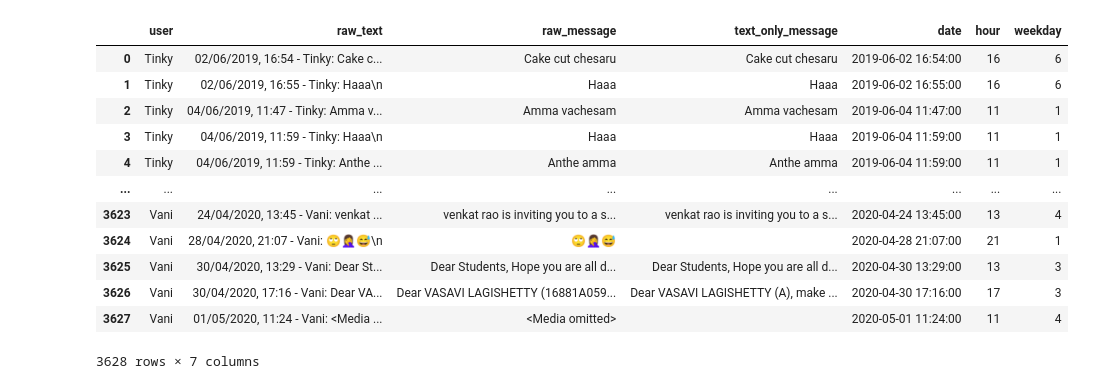
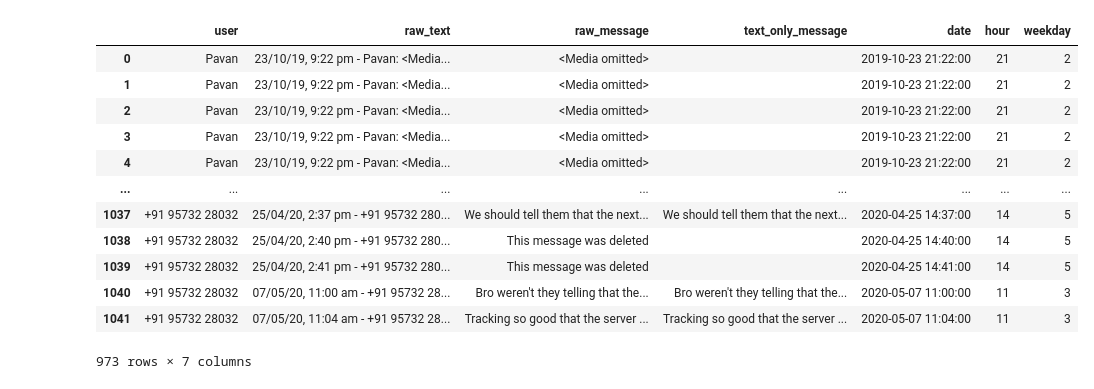
Before and after one commit to SriSatyaLokesh/some-app-for-whatsapp, a Jupyter notebook: notebooks/analytics/Emoji_count.ipynb, the cells around one changed output. Saved outputs shown, nothing was run; the diff lists cells and outputs as text; code cells hidden in the pictures.

```diff
--- a/notebooks/analytics/Emoji_count.ipynb
+++ b/notebooks/analytics/Emoji_count.ipynb
@@ -194,46 +194,46 @@ class Cleaner:
     """
 
     df['date'] =  df.apply(lambda df : df['raw_text'].split(" - ")[0],axis=1)
 
     temp = ["%d/%m/%Y, %I:%M %p" , "%d/%m/%y, %I:%M %p" , "%d/%m/%Y, %H:%M" , "%d/%m/%y, %H:%M" ,
         "%d/%Y/%m, %I:%M %p" , "%d/%y/%m, %I:%M %p" , "%d/%Y/%m, %H:%M" , "%d/%y/%m, %H:%M" ,
         "%Y/%m/%d, %I:%M %p" , "%y/%m/%d, %I:%M %p" , "%Y/%m/%d, %H:%M" , "%y/%m/%d, %H:%M" ,
         "%Y/%d/%m, %I:%M %p" , "%y/%d/%m, %I:%M %p" , "%Y/%d/%m, %H:%M" , "%y/%d/%m, %H:%M" ,
         "%m/%Y/%d, %I:%M %p" , "%m/%y/%d, %I:%M %p" , "%m/%Y/%d, %H:%M" , "%m/%y/%d, %H:%M" ,
         "%m/%d/%Y, %I:%M %p" , "%m/%d/%y, %I:%M %p" , "%m/%d/%Y, %H:%M" , "%m/%d/%y, %H:%M"]
 
     for formats in temp:
       try:
         df['date'] = pd.to_datetime(df['date'], format=formats)
       except:
         continue
     df['hour'] = df['date'].dt.hour
     df['weekday'] = df['date'].dt.weekday
 
     return df
 
-chat_file = 'WhatsApp Chat with Tinky.txt'
+chat_file = 'WhatsApp Chat with CSE-B.txt'
 clean = Cleaner(chat_file)
 df = clean._get_data()
 df = clean._get_message(df)
 df = clean._get_text_only_message(df)
 df = clean._remove_inactive_users(df)
 df = clean._get_datetime(df)
 df
 # %% [output]
 |  | user | raw_text | raw_message | text_only_message | date | hour | weekday |
-| 0 | Tinky | 02/06/2019, 16:54 - Tinky: Cake c... | Cake cut chesaru | Cake cut chesaru | 2019-06-02 16:54:00 | 16 | 6 |
-| 1 | Tinky | 02/06/2019, 16:55 - Tinky: Haaa\n | Haaa | Haaa | 2019-06-02 16:55:00 | 16 | 6 |
-| 2 | Tinky | 04/06/2019, 11:47 - Tinky: Amma v... | Amma vachesam | Amma vachesam | 2019-06-04 11:47:00 | 11 | 1 |
-| 3 | Tinky | 04/06/2019, 11:59 - Tinky: Haaa\n | Haaa | Haaa | 2019-06-04 11:59:00 | 11 | 1 |
-| 4 | Tinky | 04/06/2019, 11:59 - Tinky: Anthe ... | Anthe amma | Anthe amma | 2019-06-04 11:59:00 | 11 | 1 |
+| 0 | Pavan | 23/10/19, 9:22 pm - Pavan: <Media... | <Media omitted> |  | 2019-10-23 21:22:00 | 21 | 2 |
+| 1 | Pavan | 23/10/19, 9:22 pm - Pavan: <Media... | <Media omitted> |  | 2019-10-23 21:22:00 | 21 | 2 |
+| 2 | Pavan | 23/10/19, 9:22 pm - Pavan: <Media... | <Media omitted> |  | 2019-10-23 21:22:00 | 21 | 2 |
+| 3 | Pavan | 23/10/19, 9:22 pm - Pavan: <Media... | <Media omitted> |  | 2019-10-23 21:22:00 | 21 | 2 |
+| 4 | Pavan | 23/10/19, 9:22 pm - Pavan: <Media... | <Media omitted> |  | 2019-10-23 21:22:00 | 21 | 2 |
 | ... | ... | ... | ... | ... | ... | ... | ... |
-| 3623 | Vani | 24/04/2020, 13:45 - Vani: venkat ... | venkat rao is inviting you to a s... | venkat rao is inviting you to a s... | 2020-04-24 13:45:00 | 13 | 4 |
-| 3624 | Vani | 28/04/2020, 21:07 - Vani: 🙄🤦‍♀️😅\n | 🙄🤦‍♀️😅 |  | 2020-04-28 21:07:00 | 21 | 1 |
-| 3625 | Vani | 30/04/2020, 13:29 - Vani: Dear St... | Dear Students, Hope you are all d... | Dear Students, Hope you are all d... | 2020-04-30 13:29:00 | 13 | 3 |
-| 3626 | Vani | 30/04/2020, 17:16 - Vani: Dear VA... | Dear VASAVI LAGISHETTY (16881A059... | Dear VASAVI LAGISHETTY (A), make ... | 2020-04-30 17:16:00 | 17 | 3 |
-| 3627 | Vani | 01/05/2020, 11:24 - Vani: <Media ... | <Media omitted> |  | 2020-05-01 11:24:00 | 11 | 4 |
+| 1037 | +91 95732 28032 | 25/04/20, 2:37 pm - +91 95732 280... | We should tell them that the next... | We should tell them that the next... | 2020-04-25 14:37:00 | 14 | 5 |
+| 1038 | +91 95732 28032 | 25/04/20, 2:40 pm - +91 95732 280... | This message was deleted |  | 2020-04-25 14:40:00 | 14 | 5 |
+| 1039 | +91 95732 28032 | 25/04/20, 2:41 pm - +91 95732 280... | This message was deleted |  | 2020-04-25 14:41:00 | 14 | 5 |
+| 1040 | +91 95732 28032 | 07/05/20, 11:00 am - +91 95732 28... | Bro weren't they telling that the... | Bro weren't they telling that the... | 2020-05-07 11:00:00 | 11 | 3 |
+| 1041 | +91 95732 28032 | 07/05/20, 11:04 am - +91 95732 28... | Tracking so good that the server ... | Tracking so good that the server ... | 2020-05-07 11:04:00 | 11 | 3 |
-3628 rows × 7 columns
+973 rows × 7 columns
 # %%
 !pip install emoji
 # %% [output]
```
Also changed, not shown: parts of 7 cells of this notebook.
